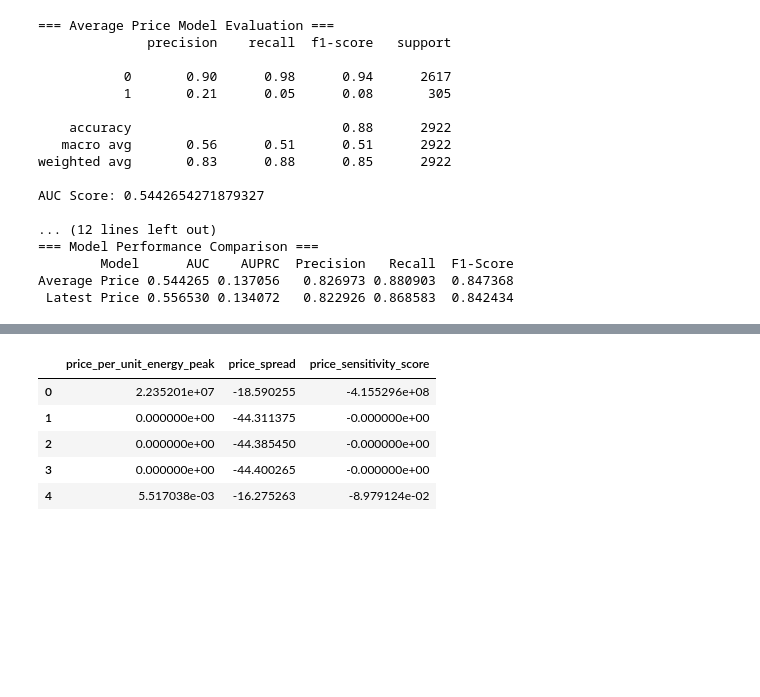
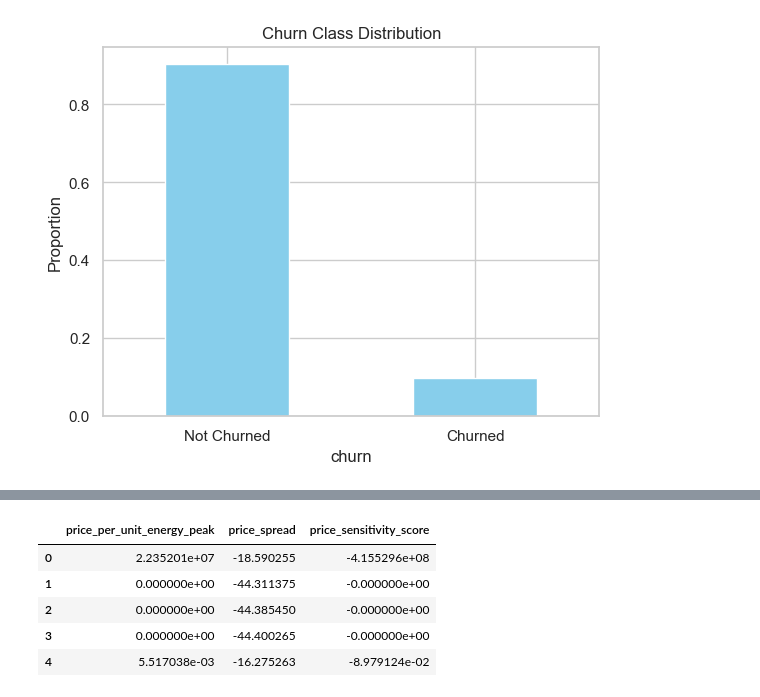
Before and after one commit to tripathi-ayushi/powerco-churn-analysis, a Jupyter notebook: notebooks/powerco_final_submission.ipynb, the cells around one changed output, grey strips where cells are left out. Saved outputs shown, nothing was run; the diff lists cells and outputs as text; code cells hidden in the pictures; blank space fills up the shorter version.

Commit message:
Add PowerCo churn analysis module

```diff
--- a/notebooks/powerco_final_submission.ipynb
+++ b/notebooks/powerco_final_submission.ipynb
@@ -22 +57,9 @@ def extract_metrics(y_true, y_pred, y_proba):
+# %%
+client_df['churn'].value_counts(normalize=True).plot(kind='bar', color='skyblue')
+plt.title("Churn Class Distribution")
+plt.xticks([0, 1], ['Not Churned', 'Churned'], rotation=0)
+plt.ylabel("Proportion")
+plt.show()
+# %% [output]
+[figure, added]
 # %%
@@ -55,60 +84,0 @@ def extract_metrics(y_true, y_pred, y_proba):
-# %%
-def train_and_evaluate(df, label=''):
-    features = ['price_per_unit_energy_peak', 'price_spread', 'price_sensitivity_score']
-    target = 'churn'
-
-    df = df.dropna(subset=features + [target])
-    X = df[features]
-    y = df[target]
-
-    X_train, X_test, y_train, y_test = train_test_split(X, y, test_size=0.2, random_state=42)
-
-    model = RandomForestClassifier(random_state=42)
-    model.fit(X_train, y_train)
-
-    y_pred = model.predict(X_test)
-    y_proba = model.predict_proba(X_test)[:, 1]
-
-    print(f"\n=== {label} Model Evaluation ===")
-    print(classification_report(y_test, y_pred))
-    print("AUC Score:", roc_auc_score(y_test, y_proba))
-
-    return extract_metrics(y_test, y_pred, y_proba)
-
-def main():
-    df_avg, df_latest = load_and_merge_data()
-
-    df_avg = engineer_features(df_avg)
-    df_latest = engineer_features(df_latest)
-
-    metrics_avg = train_and_evaluate(df_avg, label="Average Price")
-    metrics_latest = train_and_evaluate(df_latest, label="Latest Price")
-
-    # Summary table
-    results_df = pd.DataFrame([
-        {"Model": "Average Price", **metrics_avg},
-        {"Model": "Latest Price", **metrics_latest}
-    ])
-    print("\n=== Model Performance Comparison ===")
-    print(results_df.to_string(index=False))
-
-if __name__ == "__main__":
-    main()
-# %% [output]
-=== Average Price Model Evaluation ===
-              precision    recall  f1-score   support
-
-           0       0.90      0.98      0.94      2617
-           1       0.21      0.05      0.08       305
-
-    accuracy                           0.88      2922
-   macro avg       0.56      0.51      0.51      2922
-weighted avg       0.83      0.88      0.85      2922
-
-AUC Score: 0.5442654271879327
-
-... (12 lines left out)
-=== Model Performance Comparison ===
-        Model      AUC    AUPRC  Precision   Recall  F1-Score
-Average Price 0.544265 0.137056   0.826973 0.880903  0.847368
- Latest Price 0.556530 0.134072   0.822926 0.868583  0.842434
```
Also changed, not shown: parts of 31 cells of this notebook.
